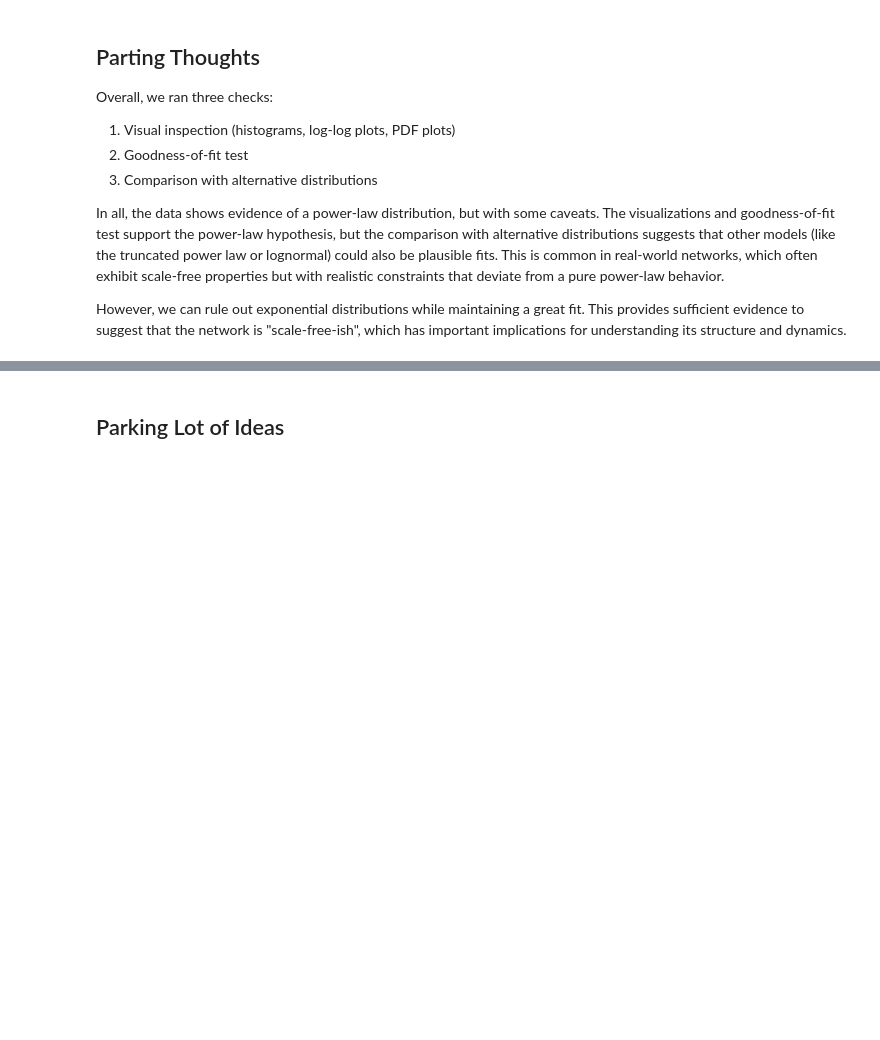
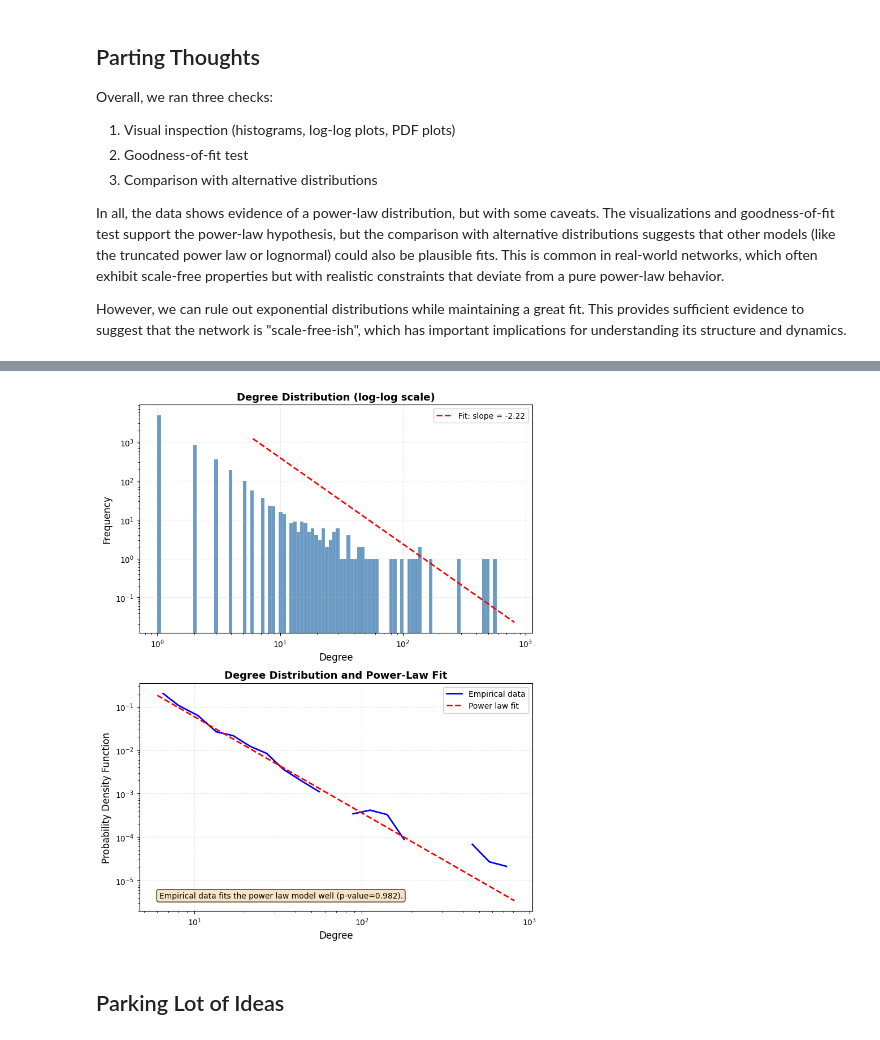
Before and after one commit to cllghn/twn-first-paper, a Jupyter notebook: scale_free_test.ipynb, the cells around one changed output, grey strips where cells are left out. Cells and saved outputs as stored; diff of their text form; code cells hidden in the pictures; blank space fills up the shorter version.

```diff
--- a/scale_free_test.ipynb
+++ b/scale_free_test.ipynb
@@ -262,3 +372,84 @@ Overall, we ran three checks:
 In all, the data shows evidence of a power-law distribution, but with some caveats. The visualizations and goodness-of-fit test support the power-law hypothesis, but the comparison with alternative distributions suggests that other models (like the truncated power law or lognormal) could also be plausible fits. This is common in real-world networks, which often exhibit scale-free properties but with realistic constraints that deviate from a pure power-law behavior.
 
 However, we can rule out exponential distributions while maintaining a great fit. This provides sufficient evidence to suggest that the network is "scale-free-ish", which has important implications for understanding its structure and dynamics.
+# %%
+def plot_combined_powerlaw_analysis(degree_sequence, discrete=True):
+    positive = [x for x in degree_sequence if x > 0]
+    fit = powerlaw.Fit(positive, discrete=discrete)
+
+    # Histogram bins
+    unique_vals, counts = np.unique(positive, return_counts=True)
+    mask = counts > 0
+    unique_vals = unique_vals[mask]
+    counts = counts[mask]
+
+    slope = -fit.power_law.alpha
+    res_p = compute_power_law_p_val(fit)
+
+    # Stacked vertically: 2 rows, 1 column
+    fig, (ax1, ax2) = plt.subplots(2, 1, figsize=(8, 10))
+
+    # TOP PANEL: log-log histogram with fit line
+
+    # Log-spaced bins
+    n_bins = 100  # fewer = thicker bars; try 10-20
+    bin_edges = np.logspace(np.log10(min(positive)),
+                            np.log10(max(positive)),
+                            n_bins + 1)
+
+    # Count values in each bin
+    bin_counts, _ = np.histogram(positive, bins=bin_edges)
+
+    # Bin centers (geometric mean of edges, since we're on log scale)
+    bin_centers = np.sqrt(bin_edges[:-1] * bin_edges[1:])
+
+    # Bar widths = edge-to-edge distance
+    bin_widths = bin_edges[1:] - bin_edges[:-1]
+
+    # Keep only non-empty bins
+    mask = bin_counts > 0
+    bin_centers = bin_centers[mask]
+    bin_counts = bin_counts[mask]
+    bin_widths = bin_widths[mask]
+
+    ax1.bar(bin_centers, bin_counts, width=bin_widths,
+            color='steelblue', alpha=0.8, edgecolor='white', linewidth=0.1)
+
+    x_fit = np.logspace(np.log10(fit.power_law.xmin),
+                        np.log10(max(unique_vals)), 50)
+    y_fit = fit.power_law.pdf(x_fit) * len(positive)
+    ax1.plot(x_fit, y_fit, 'r--', linewidth=2, label=f'Fit: slope = {slope:.2f}')
+    ax1.set_xscale('log')
+    ax1.set_yscale('log')
+    ax1.set_xlabel('Degree', fontsize=12)
+    ax1.set_ylabel('Frequency', fontsize=12)
+    ax1.set_title('Degree Distribution (log-log scale)', fontsize=13, fontweight='bold')
+    ax1.legend(loc='upper right', framealpha=0.9)
+    ax1.grid(True, alpha=0.3, linestyle='--')
+
+    # BOTTOM PANEL: PDF with empirical and fit
+    fit.plot_pdf(label='Empirical data', color='blue', linewidth=2, ax=ax2)
+    fit.power_law.plot_pdf(label='Power law fit', color='red',
+                           linestyle='--', linewidth=2, ax=ax2)
+    ax2.set_xlabel('Degree', fontsize=12)
+    ax2.set_ylabel('Probability Density Function', fontsize=12)
+    ax2.set_title('Degree Distribution and Power-Law Fit', fontsize=13, fontweight='bold')
+    ax2.legend(loc='upper right', framealpha=0.9)
+    ax2.grid(True, alpha=0.3, linestyle='--')
+
+    if res_p < 0.1:
+        interpretation = f"Empirical data does not fit the power law model well (p-value={res_p:.3f})."
+    else:
+        interpretation = f"Empirical data fits the power law model well (p-value={res_p:.3f})."
+    ax2.text(0.05, 0.05, interpretation, transform=ax2.transAxes,
+             fontsize=10, verticalalignment='bottom',
+             bbox=dict(boxstyle='round', facecolor='wheat', alpha=0.8))
+
+    plt.tight_layout()
+    return fig
+
+dis = all(x == int(x) for x in degree_sequence)
+fig = plot_combined_powerlaw_analysis(degree_sequence, discrete=dis)
+fig.savefig('powerlaw_analysis.png', dpi=300, bbox_inches='tight')
+plt.show()
+# %% [output]
@@ -265,3 +458,4 @@ However, we can rule out exponential distributions while maintaining a great fit
+[figure, added]
 # %% [markdown]
 ## Parking Lot of Ideas
 # %% [markdown]
```
Also changed, not shown: parts of 10 cells of this notebook, 4 other files.
